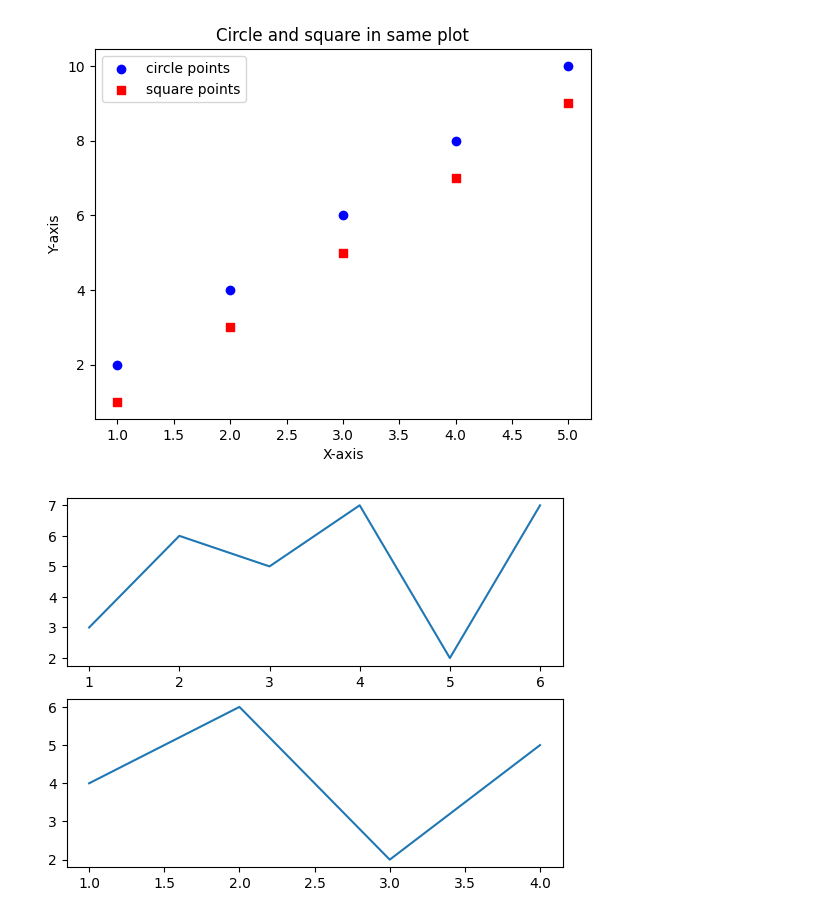
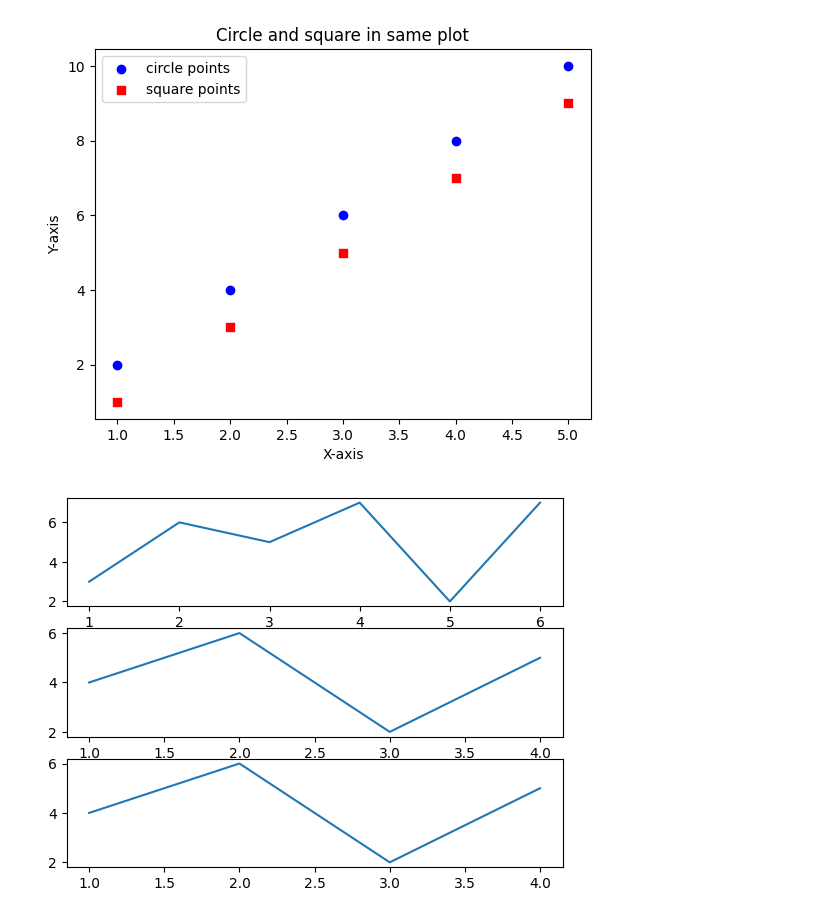
Before and after one commit to aragulkumar/Learning_Practice, a Jupyter notebook: mathplot_doc.ipynb, the cells around one changed output. Cells and saved outputs as stored; diff of their text form; code cells hidden in the pictures.

```diff
--- a/mathplot_doc.ipynb
+++ b/mathplot_doc.ipynb
@@ -44,19 +44,26 @@ plt.show()
 # %%
 import matplotlib.pyplot as plt
 import numpy as np
 
 x = np.array([1,2,3,4,5,6])
 y = np.array([3,6,5,7,2,7])
 
-plt.subplot(2,1,1)
+plt.subplot(3,1,1)
 plt.plot(x,y)
 
 x = np.array([1,2,3,4])
 y = np.array([4,6,2,5])
 
-plt.subplot(2,1,2)
+plt.subplot(3,1,2)
+plt.plot(x,y)
+
+
+x = np.array([1,2,3,4])
+y = np.array([4,6,2,5])
+
+plt.subplot(3,1,3)
 plt.plot(x,y)
 
 plt.show()
 # %% [output]
-[figure, old version]
+[figure, new version]
```
Also changed, not shown: parts of 1 cell of this notebook.
